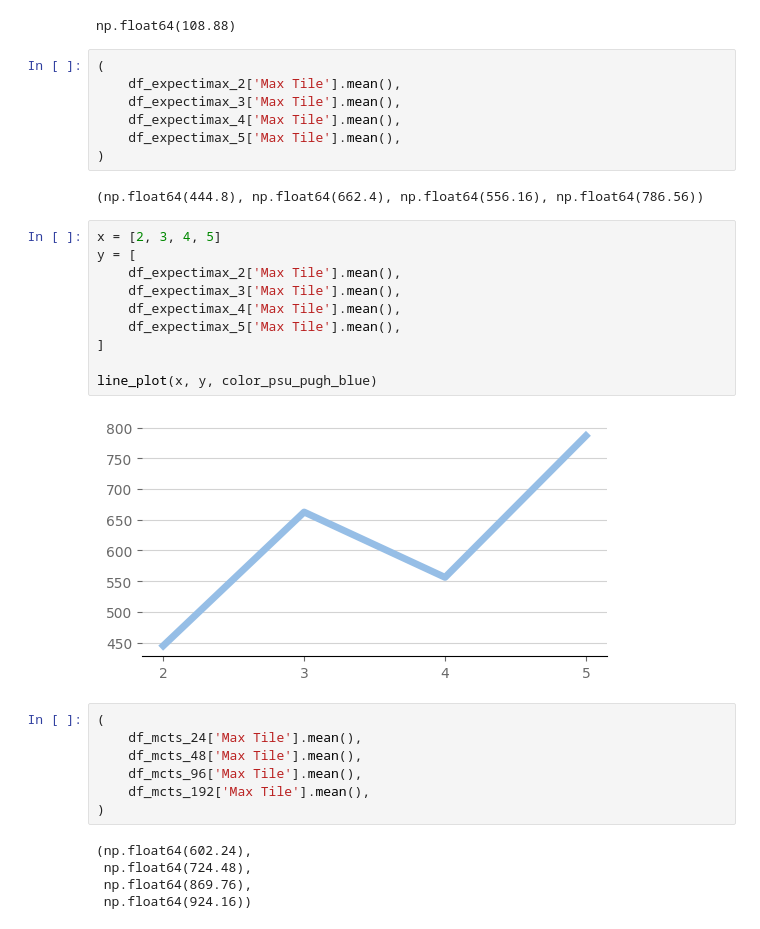
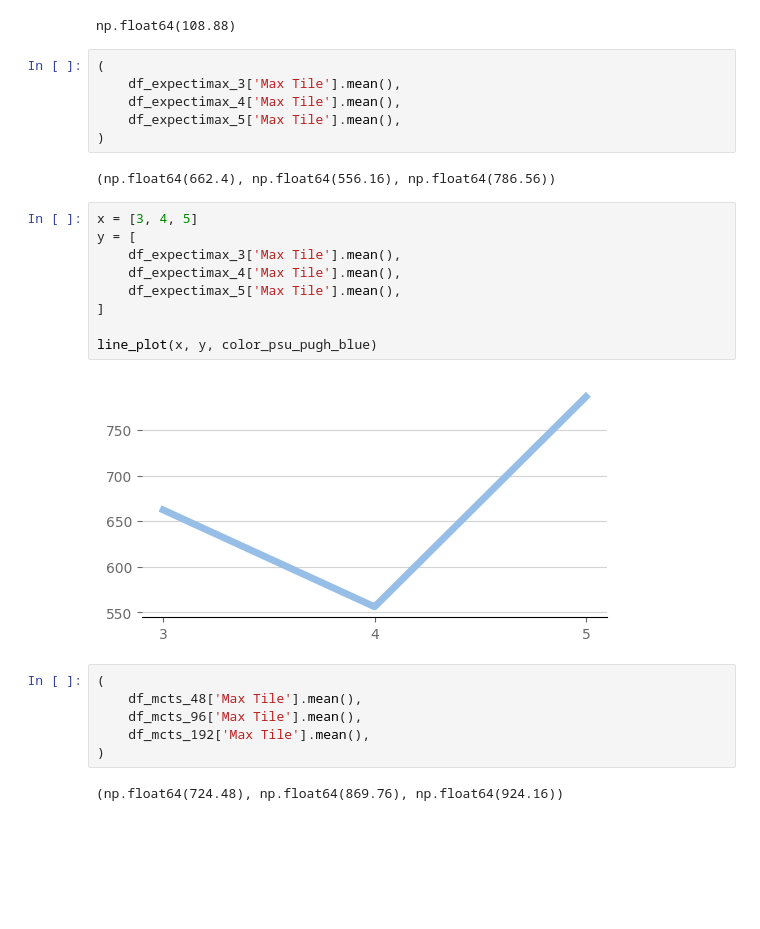
Before and after one commit to PSU-AI801-Group1-Fall-2024/2048-experiments, a Jupyter notebook: data-synthensis.ipynb, the cells around one changed output. Drawn from its saved outputs; the diff is of its cells as text; blank space fills up the shorter version.

```diff
--- a/data-synthensis.ipynb
+++ b/data-synthensis.ipynb
@@ -502,35 +515,29 @@ df_random['Max Tile'].mean()
 np.float64(108.88)
 # %%
 (
-    df_expectimax_2['Max Tile'].mean(),
     df_expectimax_3['Max Tile'].mean(),
     df_expectimax_4['Max Tile'].mean(),
     df_expectimax_5['Max Tile'].mean(),
 )
 # %% [output]
-(np.float64(444.8), np.float64(662.4), np.float64(556.16), np.float64(786.56))
+(np.float64(662.4), np.float64(556.16), np.float64(786.56))
 # %%
-x = [2, 3, 4, 5]
+x = [3, 4, 5]
 y = [
-    df_expectimax_2['Max Tile'].mean(),
     df_expectimax_3['Max Tile'].mean(),
     df_expectimax_4['Max Tile'].mean(),
     df_expectimax_5['Max Tile'].mean(),
 ]
 
 line_plot(x, y, color_psu_pugh_blue)
 # %% [output]
-[figure, old version]
+[figure, new version]
 # %%
 (
-    df_mcts_24['Max Tile'].mean(),
     df_mcts_48['Max Tile'].mean(),
     df_mcts_96['Max Tile'].mean(),
     df_mcts_192['Max Tile'].mean(),
 )
 # %% [output]
-(np.float64(602.24),
- np.float64(724.48),
- np.float64(869.76),
- np.float64(924.16))
+(np.float64(724.48), np.float64(869.76), np.float64(924.16))
 # %%
```
Also changed, not shown: parts of 27 cells of this notebook.
